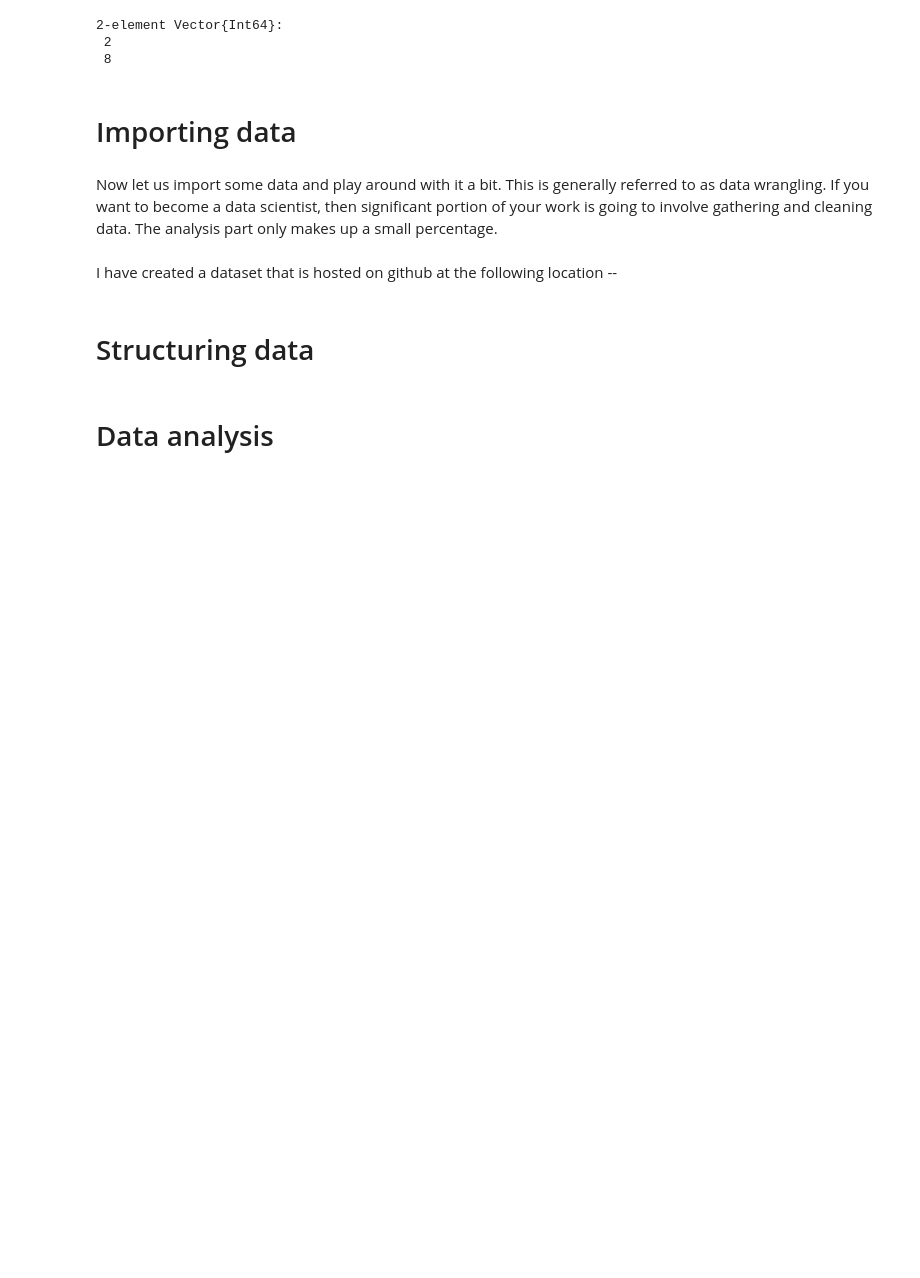
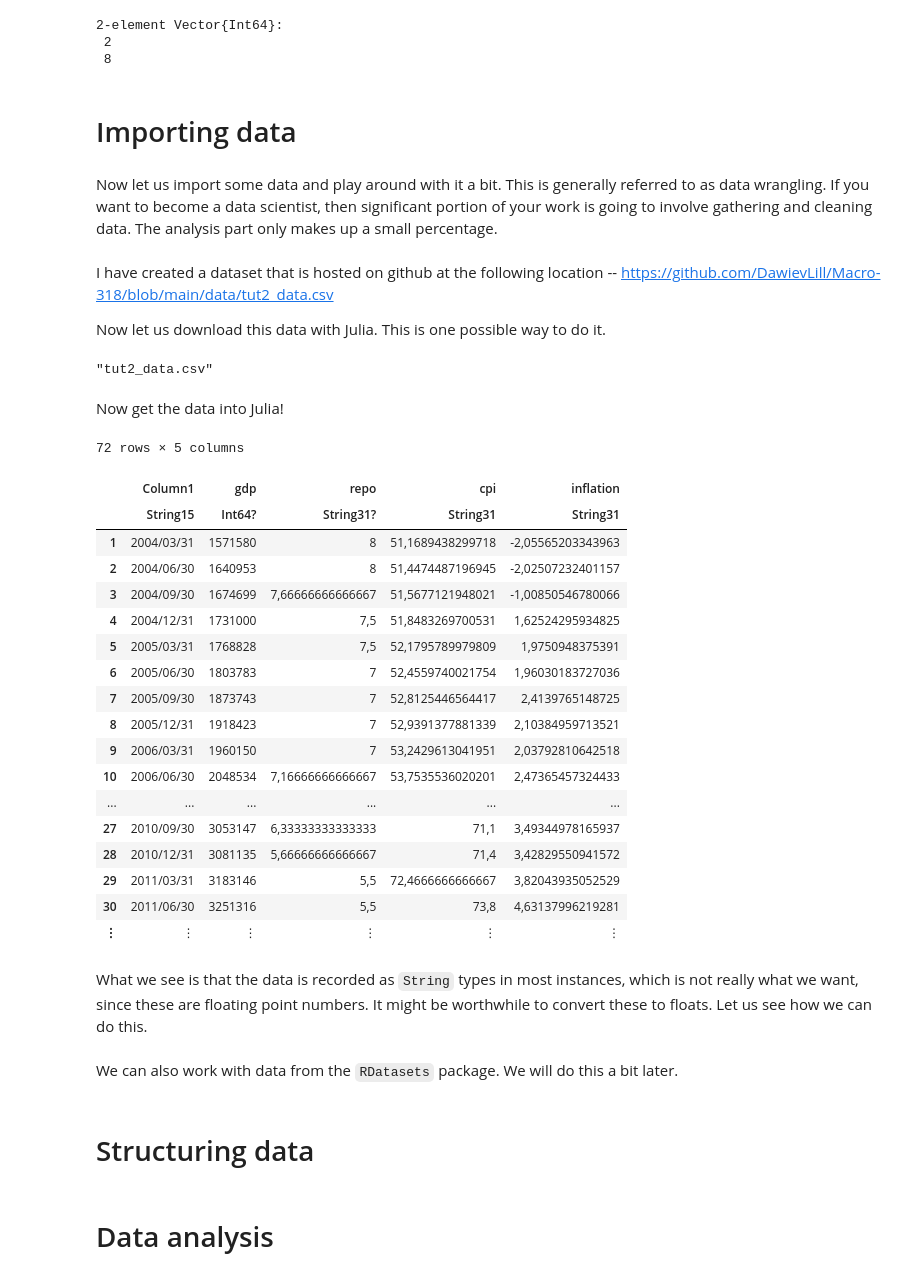
Before and after one commit to DawievLill/Macro-318, a Jupyter notebook: notebooks/tut2_data_analysis.ipynb, the cells around one changed output. Drawn from its saved outputs; the diff is of its cells as text; code cells hidden in the pictures; blank space fills up the shorter version.

Commit message:
Data imported

```diff
--- a/notebooks/tut2_data_analysis.ipynb
+++ b/notebooks/tut2_data_analysis.ipynb
@@ -243,7 +243,44 @@ first(y.x2, 2) # important to note that this is unchanged
 # %% [markdown]
 Now let us import some data and play around with it a bit. This is generally referred to as data wrangling. If you want to become a data scientist, then significant portion of your work is going to involve gathering and cleaning data. The analysis part only makes up a small percentage.
 # %% [markdown]
-I have created a dataset that is hosted on github at the following location --
+I have created a dataset that is hosted on github at the following location -- https://github.com/DawievLill/Macro-318/blob/main/data/tut2_data.csv
+
+Now let us download this data with Julia. This is one possible way to do it.
+# %%
+Downloads.download(
+    "https://raw.githubusercontent.com/DawievLill/Macro-318/main/data/tut2_data.csv",
+    "tut2_data.csv"
+)
+# %% [output]
+"tut2_data.csv"
+# %% [markdown]
+Now get the data into Julia!
+# %%
+sa_data = DataFrame(CSV.File("tut2_data.csv"))
+# %% [output]
+72 rows × 5 columns
+|  | Column1 | gdp | repo | cpi | inflation |
+|  | String15 | Int64? | String31? | String31 | String31 |
+| 1 | 2004/03/31 | 1571580 | 8 | 51,1689438299718 | -2,05565203343963 |
+| 2 | 2004/06/30 | 1640953 | 8 | 51,4474487196945 | -2,02507232401157 |
+| 3 | 2004/09/30 | 1674699 | 7,66666666666667 | 51,5677121948021 | -1,00850546780066 |
+| 4 | 2004/12/31 | 1731000 | 7,5 | 51,8483269700531 | 1,62524295934825 |
+| 5 | 2005/03/31 | 1768828 | 7,5 | 52,1795789979809 | 1,9750948375391 |
+| 6 | 2005/06/30 | 1803783 | 7 | 52,4559740021754 | 1,96030183727036 |
+| 7 | 2005/09/30 | 1873743 | 7 | 52,8125446564417 | 2,4139765148725 |
+| 8 | 2005/12/31 | 1918423 | 7 | 52,9391377881339 | 2,10384959713521 |
+| 9 | 2006/03/31 | 1960150 | 7 | 53,2429613041951 | 2,03792810642518 |
+| 10 | 2006/06/30 | 2048534 | 7,16666666666667 | 53,7535536020201 | 2,47365457324433 |
+| ... | ... | ... | ... | ... | ... |
+| 27 | 2010/09/30 | 3053147 | 6,33333333333333 | 71,1 | 3,49344978165937 |
+| 28 | 2010/12/31 | 3081135 | 5,66666666666667 | 71,4 | 3,42829550941572 |
+| 29 | 2011/03/31 | 3183146 | 5,5 | 72,4666666666667 | 3,82043935052529 |
+| 30 | 2011/06/30 | 3251316 | 5,5 | 73,8 | 4,63137996219281 |
+| ⋮ | ⋮ | ⋮ | ⋮ | ⋮ | ⋮ |
+# %% [markdown]
+What we see is that the data is recorded as `String` types in most instances, which is not really what we want, since these are floating point numbers. It might be worthwhile to convert these to floats. Let us see how we can do this.
+# %% [markdown]
+We can also work with data from the `RDatasets` package. We will do this a bit later.
 # %% [markdown]
 # Structuring data
 # %% [markdown]
```
Also changed, not shown: 1 other file.
